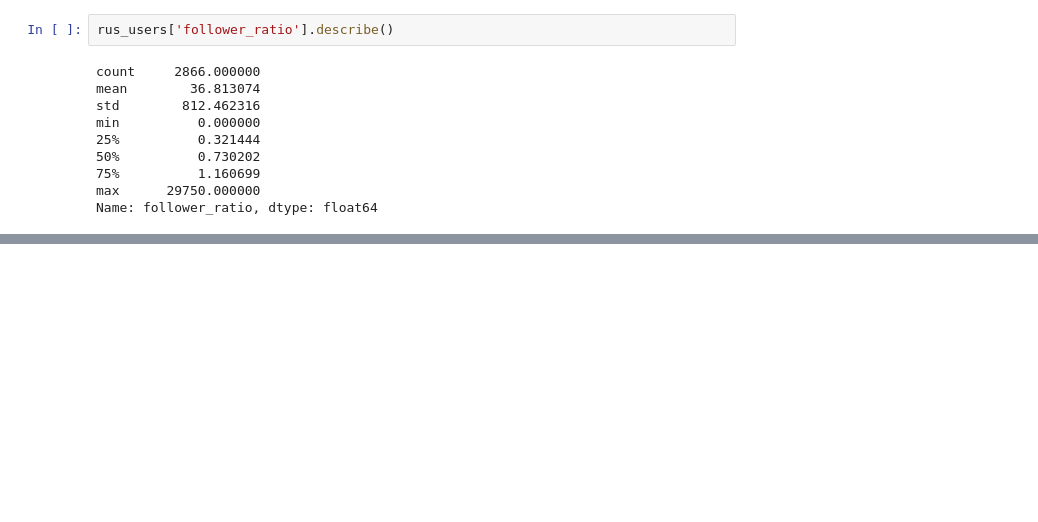
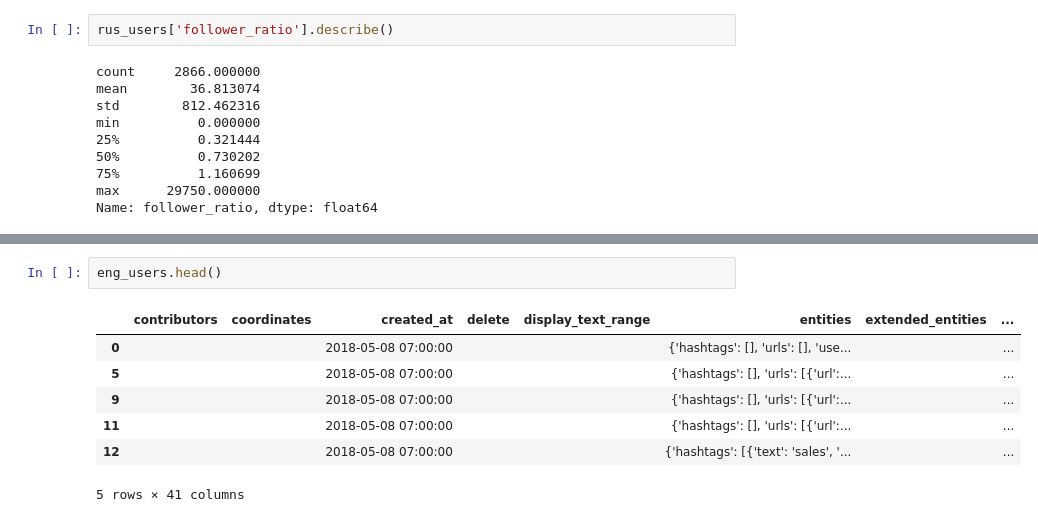
Before and after one commit to jabraunlin/tweets-russia-iran, a Jupyter notebook: Clustering.ipynb, the cells around one changed output, grey strips where cells are left out. Cells and saved outputs as stored; diff of their text form; blank space fills up the shorter version.

```diff
--- a/Clustering.ipynb
+++ b/Clustering.ipynb
@@ -478,0 +481,10 @@ Name: follower_ratio, dtype: float64
+# %%
+eng_users.head()
+# %% [output]
+|  | contributors | coordinates | created_at | delete | display_text_range | entities | extended_entities | ... |
+| 0 |  |  | 2018-05-08 07:00:00 |  |  | {'hashtags': [], 'urls': [], 'use... |  | ... |
+| 5 |  |  | 2018-05-08 07:00:00 |  |  | {'hashtags': [], 'urls': [{'url':... |  | ... |
+| 9 |  |  | 2018-05-08 07:00:00 |  |  | {'hashtags': [], 'urls': [{'url':... |  | ... |
+| 11 |  |  | 2018-05-08 07:00:00 |  |  | {'hashtags': [], 'urls': [{'url':... |  | ... |
+| 12 |  |  | 2018-05-08 07:00:00 |  |  | {'hashtags': [{'text': 'sales', '... |  | ... |
+5 rows × 41 columns
```
Also changed, not shown: parts of 17 cells of this notebook.
